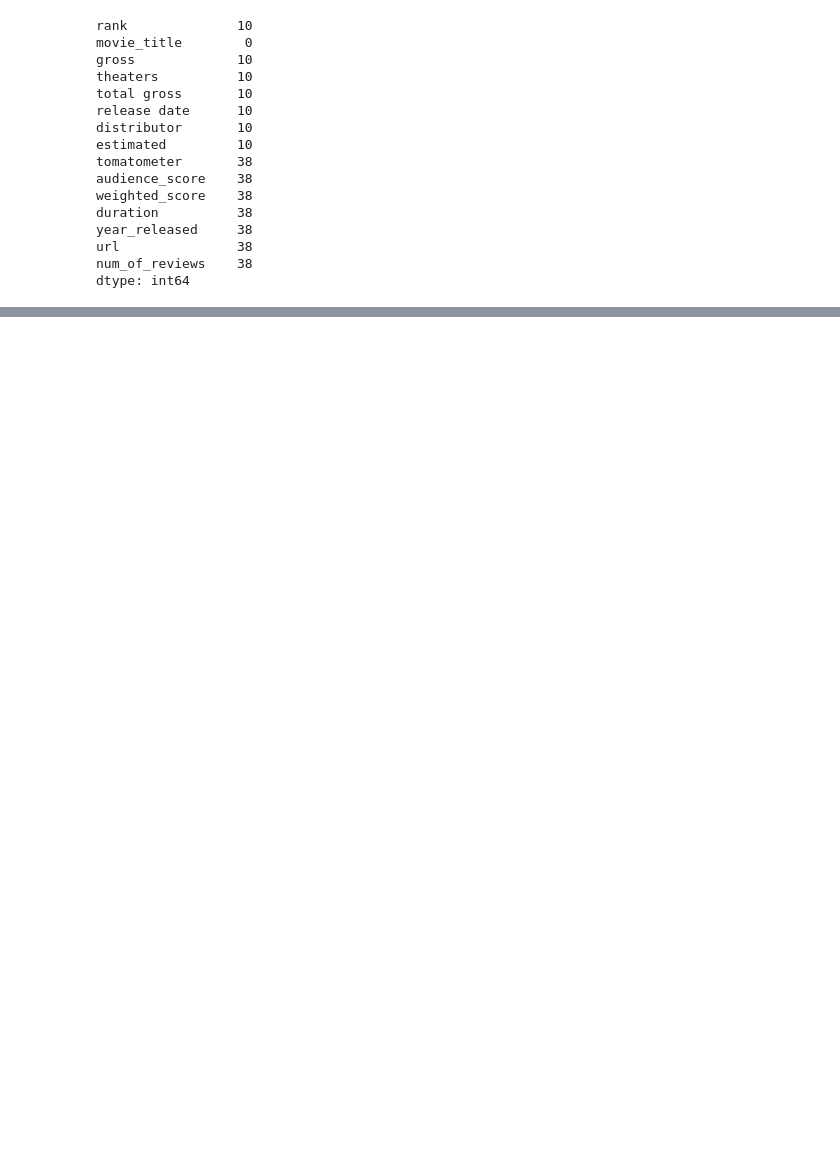
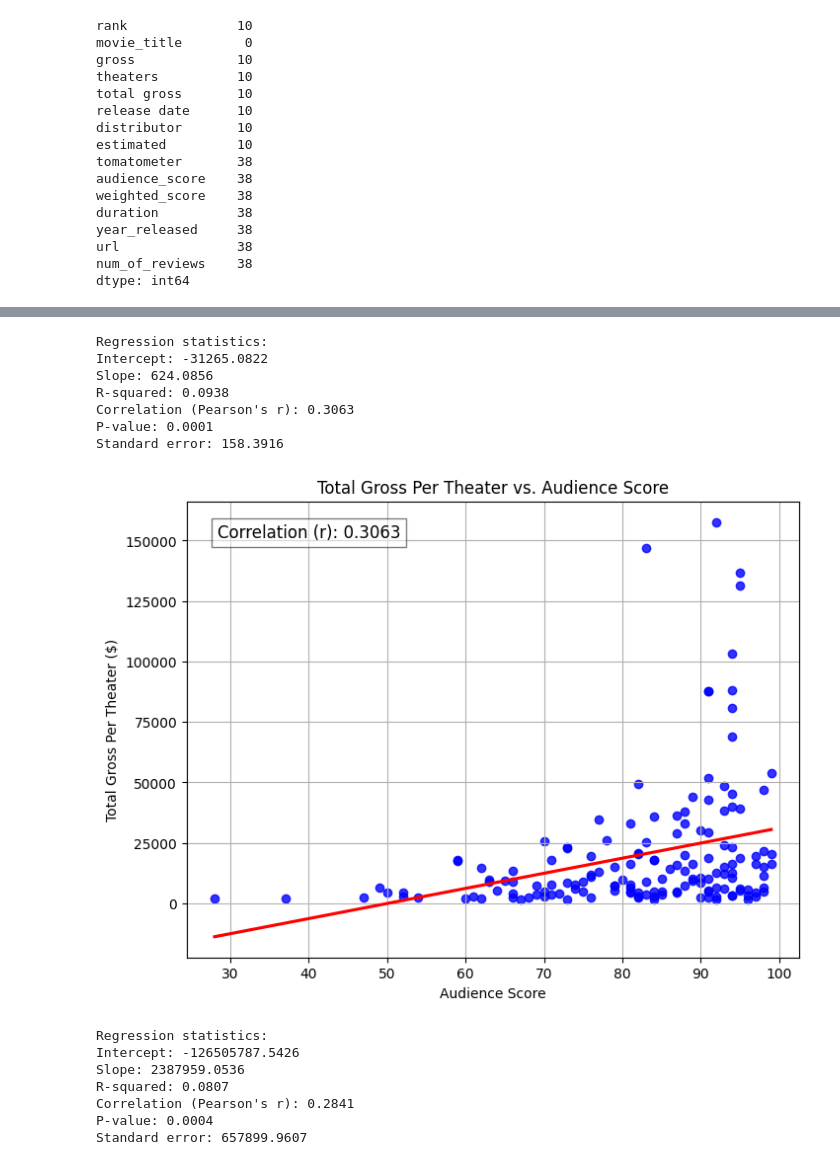
Before and after one commit to arjungup740/rotten_tomatoes_analysis, a Jupyter notebook: analysis.ipynb, the cells around one changed output, grey strips where cells are left out. Drawn from its saved outputs; the diff is of its cells as text; code cells hidden in the pictures; blank space fills up the shorter version.

```diff
--- a/analysis.ipynb
+++ b/analysis.ipynb
@@ -79,10 +86,14 @@ year_released     38
 url               38
 num_of_reviews    38
 dtype: int64
+# %%
+merged[ merged['gross'].isnull() & merged['tomatometer'].notnull() ]
+merged['log_total_gross'] = np.log(merged['total gross'])
 # %%
 working = merged[merged['gross'].notnull() & merged['tomatometer'].notnull()]
-working = working[working['gross'] < 2*10**8] # winsorize
+# working = working[working['gross'] < 2*10**8] # winsorize
 # working = working[working['gross'] < 1*10**8]
 working['theaters'] = pd.to_numeric(working['theaters'])
 working['gross_per_theater'] = working['gross'] / working['theaters']
 working['total_gross_per_theater'] = working['total gross'] / working['theaters']
+working['log_total_gross_per_theater'] = np.log(working['total_gross_per_theater'])
@@ -97,5 +130,5 @@ len(working) # 136
 # %%
-def regress_and_plot(df, x_var, y_var, title = None):
+def regress_and_plot(df, x_var, y_var, title = None, xlabel = None, ylabel = None):
     # Perform linear regression
     slope, intercept, r_value, p_value, std_err = linregress(df[x_var], df[y_var])
 
@@ -119,6 +152,11 @@ def regress_and_plot(df, x_var, y_var, title = None):
         plt.title(f'Scatter Plot with Regression Line: {y_var} vs {x_var}')
     else:
         plt.title(f'{title}')
+    if xlabel:
+        plt.xlabel(xlabel)
+    if ylabel:
+        plt.ylabel(ylabel)
+
 
     # Annotate the correlation coefficient on the plot
     plt.text(0.05, 0.95, f'Correlation (r): {correlation:.4f}', transform=plt.gca().transAxes,
@@ -203,0 +189,21 @@ Standard error: 63.6050
+# %%
+# regress_and_plot(working, 'audience_score', 'gross')
+# regress_and_plot(working, 'audience_score', 'total gross')
+regress_and_plot(working, 'audience_score', 'total_gross_per_theater', title='Total Gross Per Theater vs. Audience Score', xlabel = 'Audience Score', ylabel='Total Gross Per Theater ($)')
+regress_and_plot(working, 'audience_score', 'total gross', title='Total Gross vs. Audience Score', xlabel = 'Audience Score', ylabel='Total Gross (in Billions of $)')
+# %% [output]
+Regression statistics:
+Intercept: -31265.0822
+Slope: 624.0856
+R-squared: 0.0938
+Correlation (Pearson's r): 0.3063
+P-value: 0.0001
+Standard error: 158.3916
+[figure, added]
+Regression statistics:
+Intercept: -126505787.5426
+Slope: 2387959.0536
+R-squared: 0.0807
+Correlation (Pearson's r): 0.2841
+P-value: 0.0004
+Standard error: 657899.9607
```
Also changed, not shown: parts of 16 cells of this notebook.
